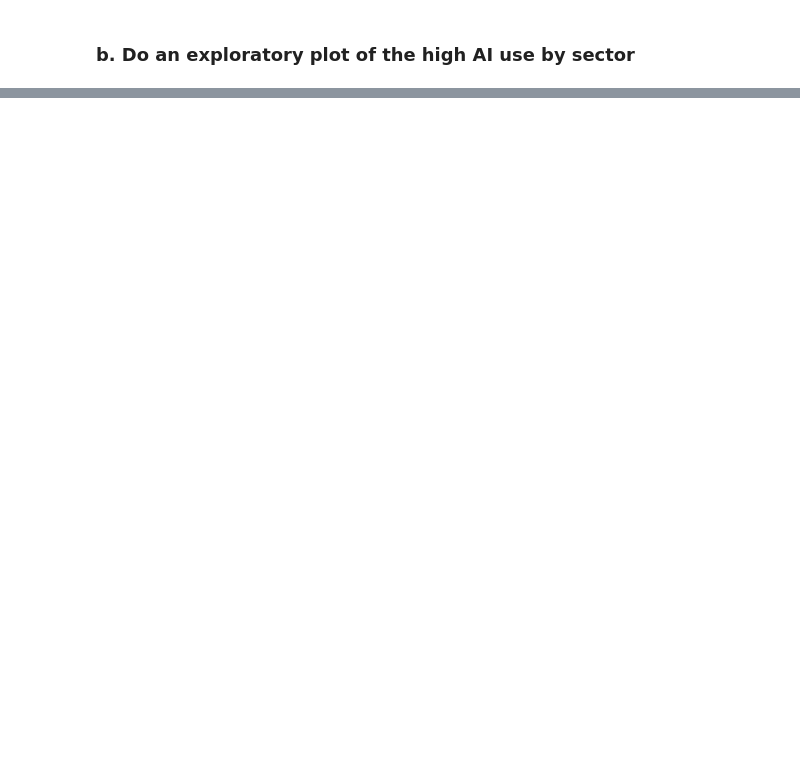
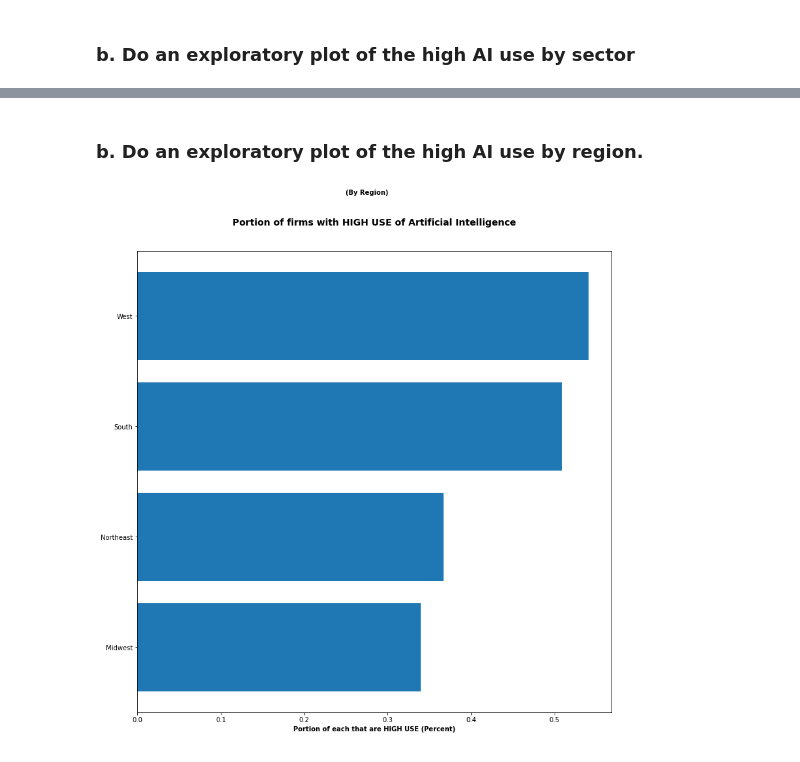
Before and after one commit to dgitall/GroupProj-Census, a Jupyter notebook: Question1-highuse-Analysis.ipynb, the cells around one changed output, grey strips where cells are left out. Saved outputs shown, nothing was run; the diff lists cells and outputs as text; code cells hidden in the pictures; blank space fills up the shorter version.

```diff
--- a/Question1-highuse-Analysis.ipynb
+++ b/Question1-highuse-Analysis.ipynb
@@ -116,0 +298,20 @@ plt.show()
+# %%
+
+# Get the sum of the counts over the regions
+TechUseHigh_region_HighUse = pd.DataFrame(TechUseHigh_state_HighUse.groupby('Region')[
+    'FIRMPDEMP'].sum())
+TechUseHigh_region_DontKnow = pd.DataFrame(TechUseHigh_state_DontKnow.groupby('Region')[
+    'FIRMPDEMP'].sum())
+TechUseHigh_region_Total=pd.DataFrame(TechUseHigh_state_Total.groupby('Region')[
+    'FIRMPDEMP'].sum())
+print(TechUseHigh_region_HighUse)
+print(TechUseHigh_region_HighUse.columns)
+print(TechUseHigh_region_DontKnow)
+print(TechUseHigh_region_Total)
+# Normalize high AI use to total non-don't-know responses
+TechUseHigh_region_HighUse['NORM_FIRMS'] = TechUseHigh_region_HighUse['FIRMPDEMP']*100/(
+    TechUseHigh_region_Total['FIRMPDEMP'] - TechUseHigh_region_DontKnow['FIRMPDEMP'])
+TechUseHigh_region_HighUse.reset_index(drop=False, inplace=True)
+print(TechUseHigh_region_HighUse.head())
+print(TechUseHigh_region_HighUse.columns)
+print(TechUseHigh_region_HighUse.info())
@@ -116,0 +336,18 @@ plt.show()
+# %% [markdown]
+### b. Do an exploratory plot of the high AI use by region.
+# %%
+TechUseHigh_region_HighUse = TechUseHigh_region_HighUse.sort_values(
+    by=['NORM_FIRMS', 'Region'], ascending=True)
+fig, ax = plt.subplots()
+ax.barh(TechUseHigh_region_HighUse['Region'],
+        TechUseHigh_region_HighUse['NORM_FIRMS'])
+ax.set_ylabel = ('')
+ax.set_xlabel('Portion of each that are HIGH USE (Percent)\n',
+              fontweight='bold')
+ax.set_title('Portion of firms with HIGH USE of Artificial Intelligence\n\n',
+             fontsize=14, fontweight='bold')
+fig.suptitle('(By Region)',
+             fontsize=10, fontweight='bold')
+plt.show()
+# %% [output]
+[figure, added]
```
Also changed, not shown: parts of 21 cells of this notebook.
